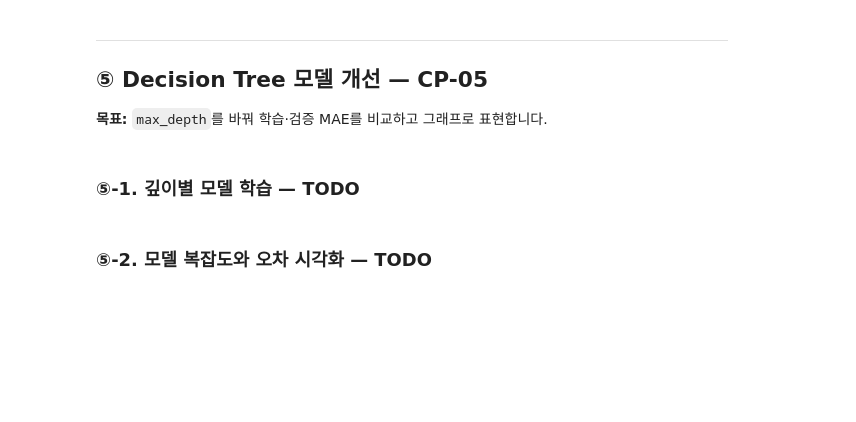
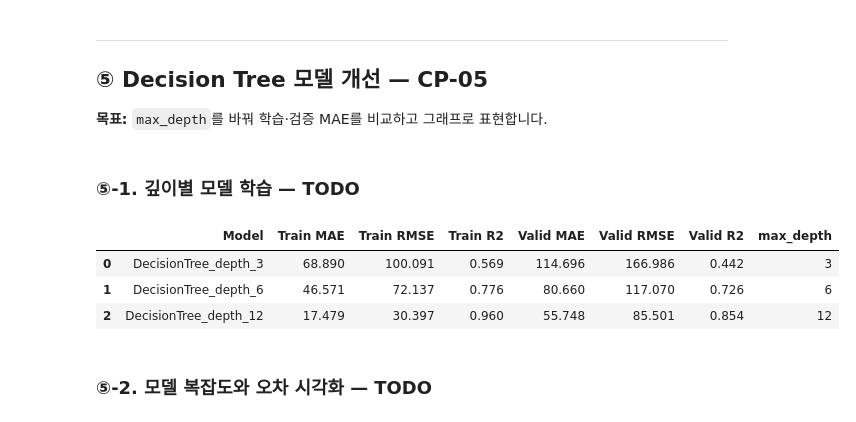
Before and after one commit to Terence20t/ai-mini-project, a Jupyter notebook: mini-project-01/code/01_regression_bike_demand.ipynb, the cells around one changed output. Cells and saved outputs as stored; diff of their text form; code cells hidden in the pictures; blank space fills up the shorter version.

```diff
--- a/mini-project-01/code/01_regression_bike_demand.ipynb
+++ b/mini-project-01/code/01_regression_bike_demand.ipynb
@@ -607,31 +607,39 @@ pd.DataFrame(results).round(3)
 # %%
 from sklearn.tree import DecisionTreeRegressor
 
 # [공통] 실험 설정 및 저장 구조
 depths = [3, 6, 12]
 tree_models = {}
 tree_results = []
 
 # TODO 5-1~5-3. 각 깊이별 Pipeline 생성·학습·평가 결과 수집
 for d in depths:
     # TODO 5-1. 전처리 + DecisionTreeRegressor(max_depth=d, random_state=42)
-    model = ...
+    model = Pipeline([
+        ("preprocessor", preprocessor),
+        ("model", DecisionTreeRegressor(max_depth=d, random_state=42))
+    ])
 
     # TODO 5-2. 모델 학습
-    ...
+    model.fit(X_train, y_train)
 
     # [공통] 학습한 모델 보관
     tree_models[d] = model
 
     # TODO 5-3. summarize()로 성능 결과 수집
-    row = ...
+    row = summarize(f"DecisionTree_depth_{d}", model)
     tree_results.append(row)
     results.append(row)
 
 # [공통] 결과 정리
 tree_df = pd.DataFrame(tree_results)
 tree_df["max_depth"] = depths
 display(tree_df.round(3))
+# %% [output]
+|  | Model | Train MAE | Train RMSE | Train R2 | Valid MAE | Valid RMSE | Valid R2 | max_depth |
+| 0 | DecisionTree_depth_3 | 68.890 | 100.091 | 0.569 | 114.696 | 166.986 | 0.442 | 3 |
+| 1 | DecisionTree_depth_6 | 46.571 | 72.137 | 0.776 | 80.660 | 117.070 | 0.726 | 6 |
+| 2 | DecisionTree_depth_12 | 17.479 | 30.397 | 0.960 | 55.748 | 85.501 | 0.854 | 12 |
 # %% [markdown]
 ### ⑤-2. 모델 복잡도와 오차 시각화 — TODO
 # %%
```
Also changed, not shown: parts of 1 cell of this notebook.
